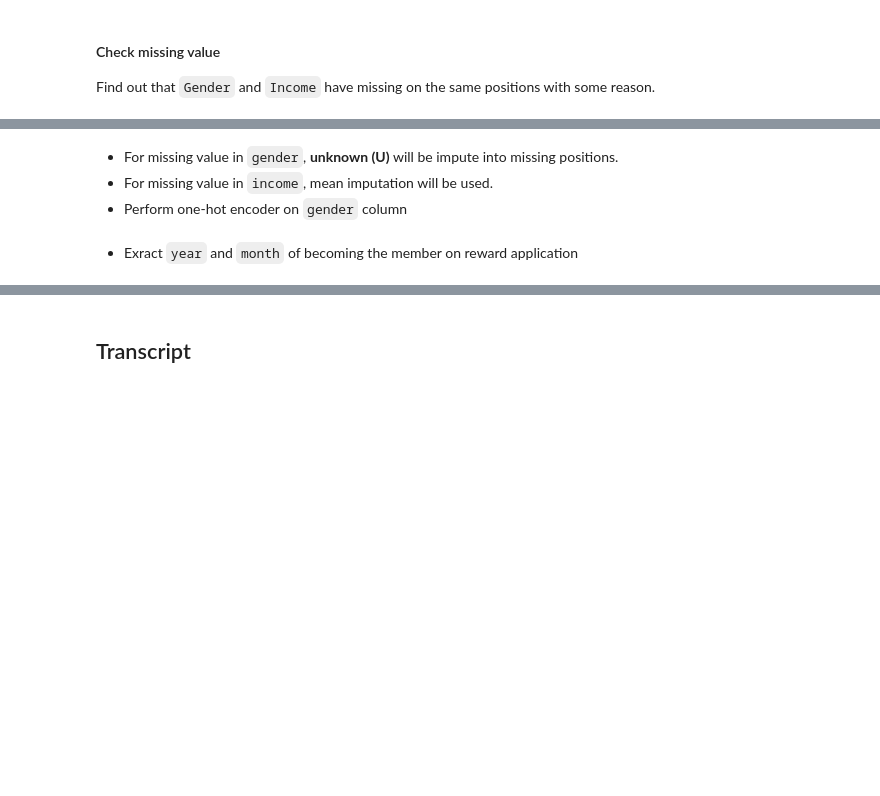
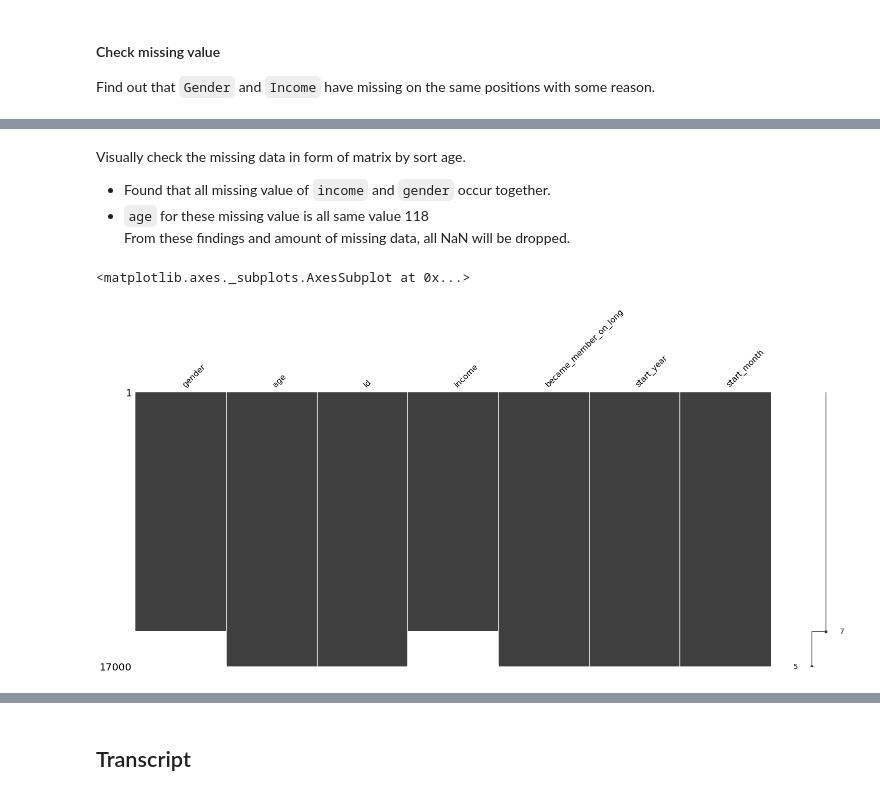
Before and after one commit to wasuratme96/machine_learning_nano_degree, a Jupyter notebook: Capstone Project/Starbuck Reward Program/Machine Learning Engineer Nano-degree ; Capstone Project - Starbuck Campaign Data.ipynb, the cells around one changed output, grey strips where cells are left out. Cells and saved outputs as stored; diff of their text form; code cells hidden in the pictures; blank space fills up the shorter version.

```diff
--- a/Capstone Project/Starbuck Reward Program/Machine Learning Engineer Nano-degree ; Capstone Project - Starbuck Campaign Data.ipynb
+++ b/Capstone Project/Starbuck Reward Program/Machine Learning Engineer Nano-degree ; Capstone Project - Starbuck Campaign Data.ipynb
@@ -103,12 +147 @@ became_member_on_long     0.000000
 dtype: float64
-# %% [markdown]
-- For missing value in `gender`, **unknown (U)** will be impute into missing positions.
-- For missing value in `income`, mean imputation will be used.
-- Perform one-hot encoder on `gender` column
-# %%
-profile['gender'].fillna('U', inplace = True)
-profile['income'].fillna(profile['income'].mean(), inplace = True)
-
-profile = profile.join(pd.get_dummies(profile.pop('gender')).add_prefix('gender_'))
-# %% [markdown]
-- Exract `year` and `month` of becoming the member on reward application
@@ -121,0 +148,11 @@ profile.rename(columns = {'id':'customer_id'}, inplace = True)
+# %% [markdown]
+Visually check the missing data in form of matrix by sort age.
+- Found that all missing value of `income` and `gender` occur together.
+- `age` for these missing value is all same value 118 <br/>
+From these findings and amount of missing data, all NaN will be dropped.
+# %%
+%matplotlib inline
+msno.matrix(profile.sort_values(by = 'age'))
+# %% [output]
+<matplotlib.axes._subplots.AxesSubplot at 0x...>
+[figure, added]
```
Also changed, not shown: parts of 24 cells of this notebook, 5 other files.
